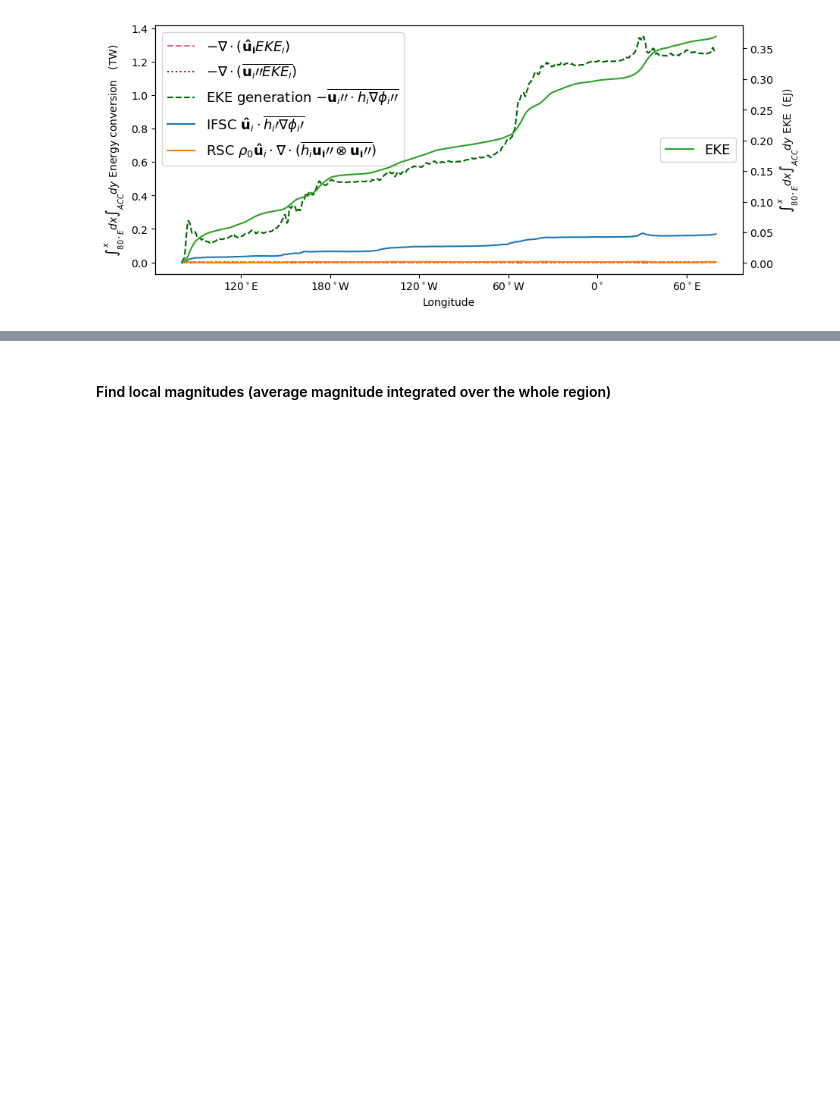
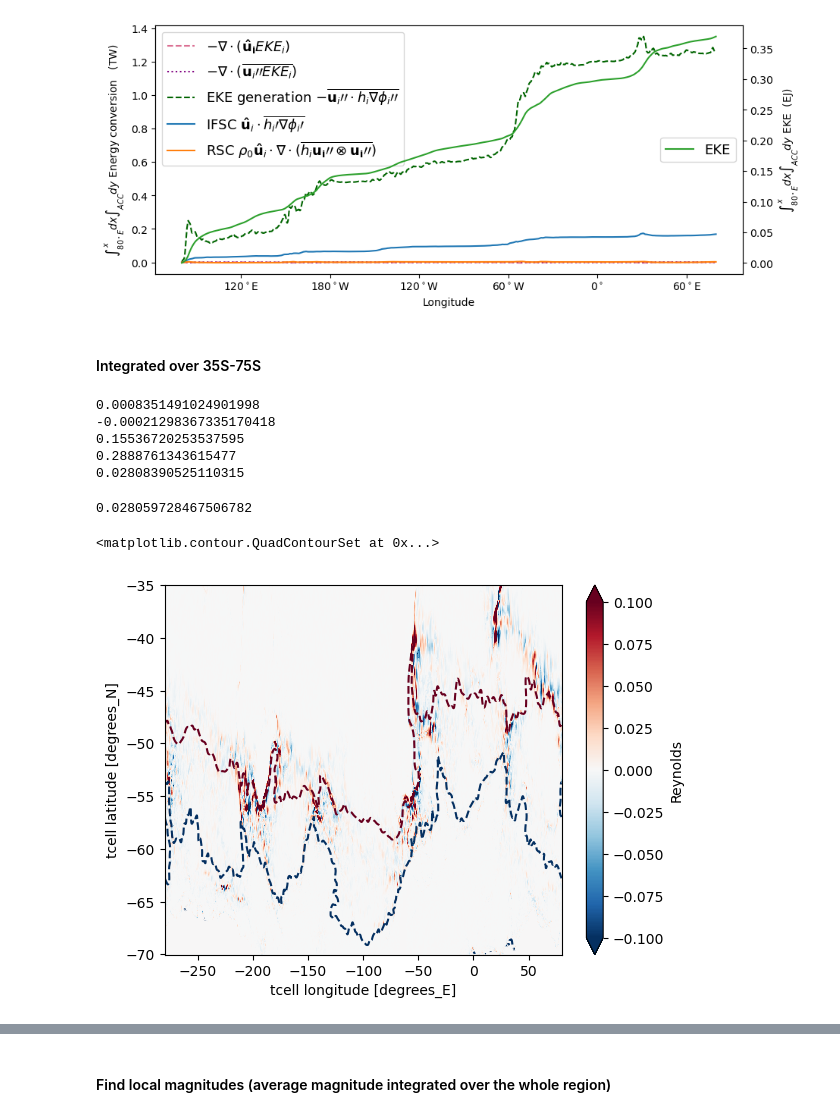
Before and after one commit to claireyung/Topographic_Hotspots_Upwelling-Paper_Code, a Jupyter notebook: Analysis_Code/EKEgenterms.ipynb, the cells around one changed output, grey strips where cells are left out. Saved outputs shown, nothing was run; the diff lists cells and outputs as text; code cells hidden in the pictures; blank space fills up the shorter version.

Commit message:
Check Reynolds magnitude

```diff
--- a/Analysis_Code/EKEgenterms.ipynb
+++ b/Analysis_Code/EKEgenterms.ipynb
@@ -70,12 +70,14 @@ Wall time: 11.1 s
 # %%
 path = '/g/data/x77/cy8964/Post_Process/New_SO/Paper_Data/'
 # %%
-EKE = xr.open_dataset(path+'energy_terms_10yr/EKE_10yr.nc').EKE
-EKE_budget_1 = xr.open_dataset(path+'energy_terms_10yr/EKE_budget_advective_term_1_10yr.nc').EKE_budget_1
-EKE_budget_2 = xr.open_dataset(path+'energy_terms_10yr/EKE_budget_advective_term_2_10yr.nc').EKE_budget_2
-EKE_budget_3 = xr.open_dataset(path+'energy_terms_10yr/EKE_budget_baroclinic_gen_term_10yr.nc').EKE_budget_3
-Reynolds = xr.open_dataset(path+'energy_terms_10yr/Reynolds_10yr.nc').Reynolds
-Form_stress = xr.open_dataset(path+'energy_terms_10yr/Form_stress_10yr.nc').Form_stress
+EKE = xr.open_dataset(path+'EKE_10yr.nc').EKE
+EKE_budget_1 = xr.open_dataset(path+'EKE_budget_advective_term_1_10yr.nc').EKE_budget_1
+EKE_budget_2 = xr.open_dataset(path+'EKE_budget_advective_term_2_10yr.nc').EKE_budget_2
+EKE_budget_3 = xr.open_dataset(path+'EKE_budget_baroclinic_gen_term_10yr.nc').EKE_budget_3
+#Reynolds = xr.open_dataset(path+'Reynolds_10yr.nc').Reynolds
+Reynolds = xr.open_dataset('/g/data/x77/cy8964/Post_Process/New_SO/Reynolds_10yr_fulldepth.nc').Reynolds
+
+Form_stress = xr.open_dataset(path+'Form_stress_10yr.nc').Form_stress
 # %%
 SSH = xr.open_dataset(path+'ssh_avg_10yr.nc').ssh_avg
 # %% [markdown]
@@ -128,3 +130,34 @@ plt.subplots_adjust(bottom = 0.15)
 5
 0.0027939631133337447
 [figure]
+# %% [markdown]
+#### Integrated over 35S-75S
+# %%
+a= ((-EKE_budget_1/1e12).sum('isopycnal_bins')*dxt*dyt).sum('xt_ocean').sum('yt_ocean')
+print(a.values)
+a= ((-EKE_budget_2/1e12).sum('isopycnal_bins')*dxt*dyt).sum('xt_ocean').sum('yt_ocean')
+print(a.values)
+a= ((-EKE_budget_3/1e12).sum('isopycnal_bins')*dxt*dyt).sum('xt_ocean').sum('yt_ocean')
+print(a.values)
+a= ((Form_stress/1e12).sum('isopycnal_bins')*dxt*dyt).sum('xt_ocean').sum('yt_ocean')
+print(a.values)
+a= ((Reynolds/1e12).sum('isopycnal_bins')*dxt*dyt).sum('xt_ocean').sum('yt_ocean')
+print(a.values)
+# %% [output]
+0.0008351491024901998
+-0.00021298367335170418
+0.15536720253537595
+0.2888761343615477
+0.02808390525110315
+# %%
+salt = Reynolds
+SSH_band_int_y_cumsum_x=(salt.where(SSH > -0.7).sum('isopycnal_bins')*dyt*dxt).sum('yt_ocean').cumsum('xt_ocean')
+print((SSH_band_int_y_cumsum_x[-1]/1e12).values)
+# %% [output]
+0.028059728467506782
+# %%
+Reynolds.sum('isopycnal_bins').plot(vmax = 0.1)
+SSH.plot.contour(levels = [-0.6,-1.5])
+# %% [output]
+<matplotlib.contour.QuadContourSet at 0x...>
+[figure, added]
```
Also changed, not shown: parts of 6 cells of this notebook.
